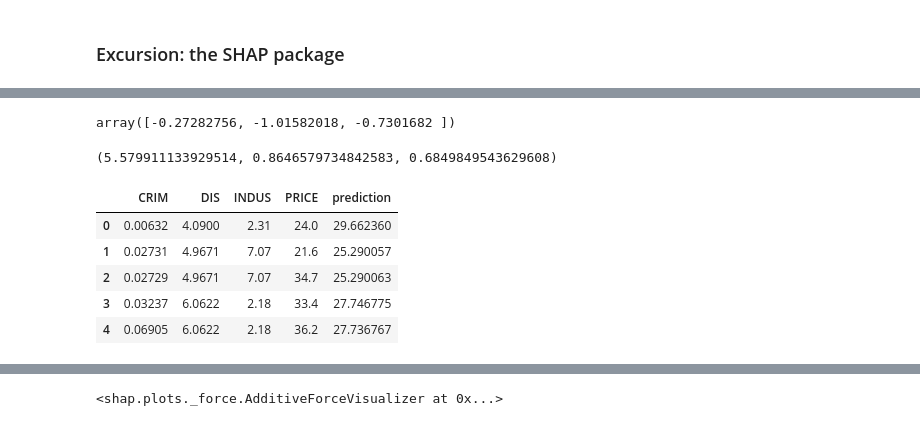
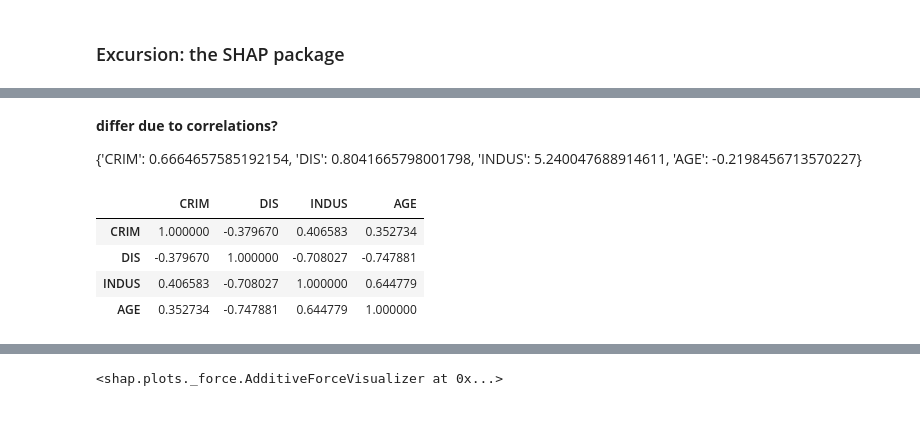
Before and after one commit to Jodahr/learning, a Jupyter notebook: xai/shap.ipynb, the cells around one changed output, grey strips where cells are left out. Saved outputs shown, nothing was run; the diff lists cells and outputs as text; code cells hidden in the pictures.

```diff
--- a/xai/shap.ipynb
+++ b/xai/shap.ipynb
@@ -647,17 +596,16 @@ array([[ 0.95129134, -0.2924272 ,  5.99694447],
-# %%
-black_box_model.coef_ *
-# %% [output]
-array([-0.27282756, -1.01582018, -0.7301682 ])
-# %%
-indus_comp[2], dis_comp[2], crim_comp[2]
-# %% [output]
-(5.579911133929514, 0.8646579734842583, 0.6849849543629608)
-# %%
-df_boston_reduced.head()
-# %% [output]
-|  | CRIM | DIS | INDUS | PRICE | prediction |
-| 0 | 0.00632 | 4.0900 | 2.31 | 24.0 | 29.662360 |
-| 1 | 0.02731 | 4.9671 | 7.07 | 21.6 | 25.290057 |
-| 2 | 0.02729 | 4.9671 | 7.07 | 34.7 | 25.290063 |
-| 3 | 0.03237 | 6.0622 | 2.18 | 33.4 | 27.746775 |
-| 4 | 0.06905 | 6.0622 | 2.18 | 36.2 | 27.736767 |
+# %% [markdown]
+**differ due to correlations?**
+
+{'CRIM': 0.6664657585192154,
+ 'DIS': 0.8041665798001798,
+ 'INDUS': 5.240047688914611,
+ 'AGE': -0.2198456713570227}
+# %%
+# check correlations
+df_boston_reduced[features].corr()
+# %% [output]
+|  | CRIM | DIS | INDUS | AGE |
+| CRIM | 1.000000 | -0.379670 | 0.406583 | 0.352734 |
+| DIS | -0.379670 | 1.000000 | -0.708027 | -0.747881 |
+| INDUS | 0.406583 | -0.708027 | 1.000000 | 0.644779 |
+| AGE | 0.352734 | -0.747881 | 0.644779 | 1.000000 |
```
Also changed, not shown: parts of 28 cells of this notebook.
